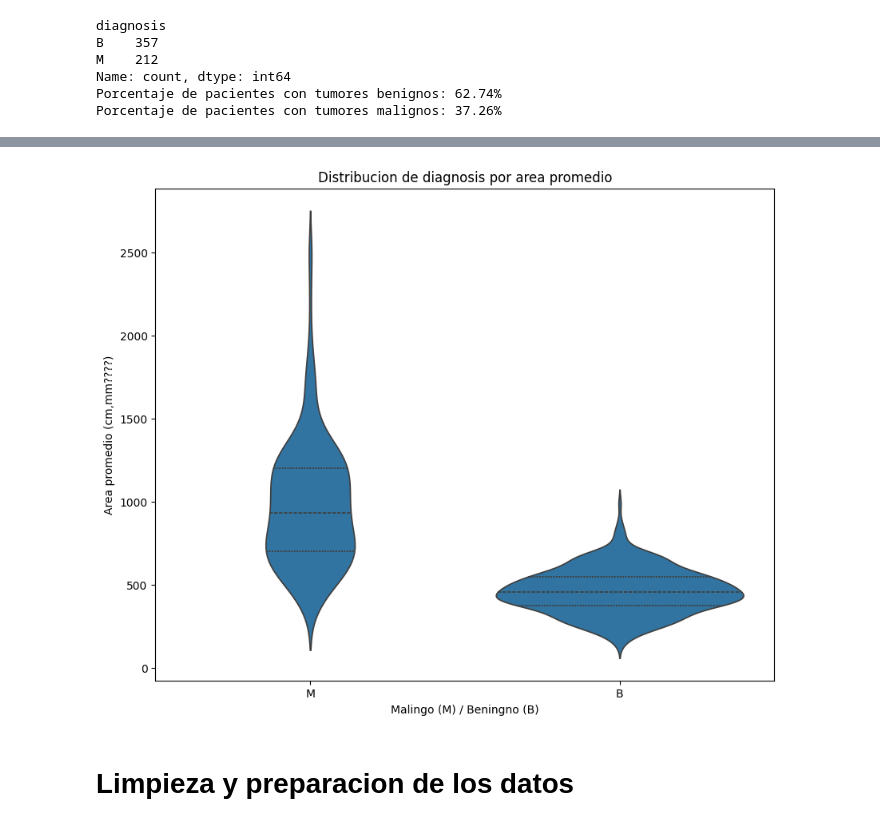
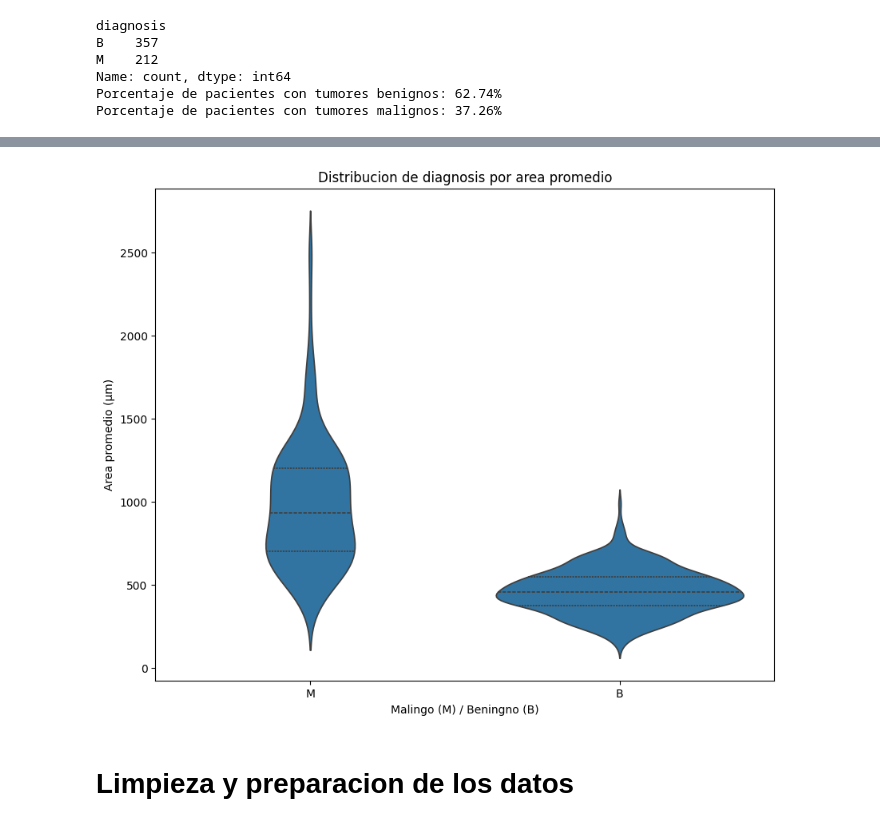
Before and after one commit to aformen9/BC-ML-Project, a Jupyter notebook: notebook/BreastCancer_ML_CLEAN.ipynb, the cells around one changed output, grey strips where cells are left out. Saved outputs shown, nothing was run; the diff lists cells and outputs as text; code cells hidden in the pictures.

```diff
--- a/notebook/BreastCancer_ML_CLEAN.ipynb
+++ b/notebook/BreastCancer_ML_CLEAN.ipynb
@@ -145,16 +145,16 @@ plt.show()
 # %%
 # Relacion entre diagnostico y area promedio (unidad????):
 plt.figure(figsize=(10, 8))
 sns.violinplot(x="diagnosis",
                y="area_mean",
                data=cancer_data,
                inner="quartile") #inner="quartile" dibuja los cuartiles dentro del violín.
 plt.title("Distribucion de diagnosis por area promedio")
 plt.xlabel("Malingo (M) / Beningno (B)")
-plt.ylabel("Area promedio (cm,mm????)")
+plt.ylabel("Area promedio (µm)")
 plt.show()
 # %% [output]
-[figure, old version]
+[figure, new version]
 # %% [markdown]
 # Limpieza y preparacion de los datos
 # %%
```
Also changed, not shown: parts of 3 cells of this notebook.
